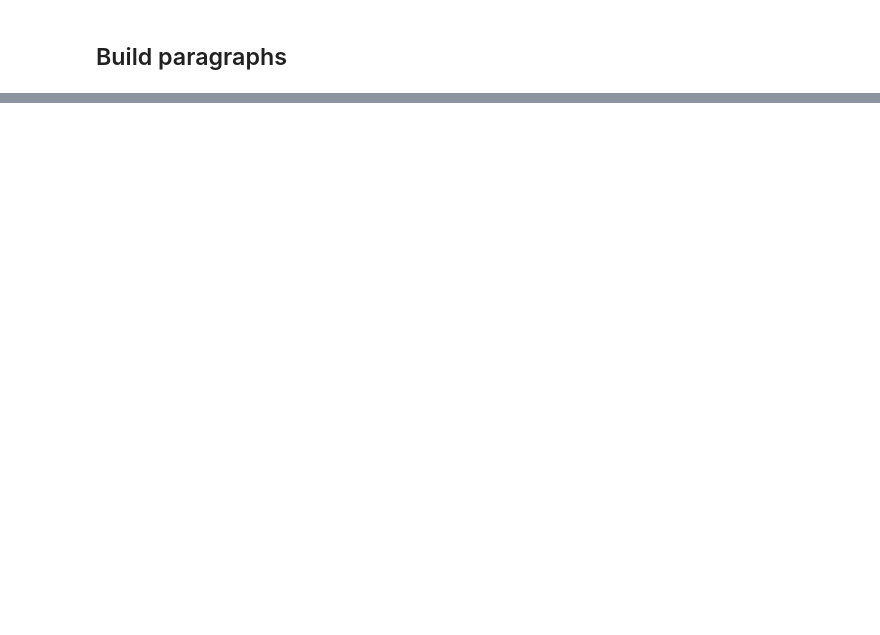
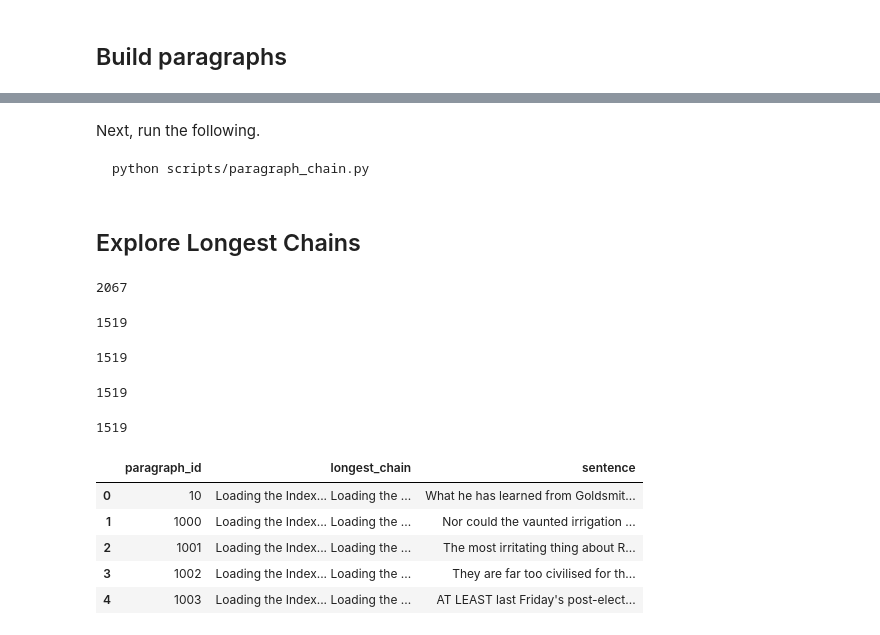
Before and after one commit to Sunflower/CPSC-488A, a Jupyter notebook: Longest Chains.ipynb, the cells around one changed output, grey strips where cells are left out. Cells and saved outputs as stored; diff of their text form; code cells hidden in the pictures; blank space fills up the shorter version.

````diff
--- a/Longest Chains.ipynb
+++ b/Longest Chains.ipynb
@@ -139,0 +83,4 @@ res
+# %%
+paragraph_sentences = sentences[sentences['paragraph_id'] != -1]
+display(len(paragraph_sentences))  # Number of sentences that belong to paragraphs.
+paragraph_sentences.sample(5)
@@ -139,0 +95,4 @@ res
+# %%
+paragraphs = paragraph_sentences.groupby('paragraph_id')['sentence'].agg(list).apply(lambda x: ' '.join(x))
+display(len(paragraphs))
+paragraphs.head()
@@ -139,0 +120,32 @@ res
+# %% [markdown]
+Next, run the following.
+```bash
+python scripts/paragraph_chain.py
+```
+# %% [markdown]
+## Explore Longest Chains
+# %%
+longest_chains = pd.read_csv('data/train/longest_chains.csv')  # Paragraphs with longest chains != ''
+
+longest_chain_in_paragraphs = longest_chains.merge(paragraphs, left_on='paragraph_id', right_index=True)
+
+# We should have a row for each paragraph with a non-empty longest_chain.
+display(len(paragraphs))
+display(sum(longest_chains['paragraph_id'].isin(paragraphs.index)))
+display(len(longest_chain_in_paragraphs['paragraph_id'].drop_duplicates()))
+display(len(longest_chain_in_paragraphs))
+display(len(longest_chains))
+
+longest_chain_in_paragraphs.head()
+# %% [output]
+2067
+1519
+1519
+1519
+1519
+|  | paragraph_id | longest_chain | sentence |
+| 0 | 10 | Loading the Index... Loading the ... | What he has learned from Goldsmit... |
+| 1 | 1000 | Loading the Index... Loading the ... | Nor could the vaunted irrigation ... |
+| 2 | 1001 | Loading the Index... Loading the ... | The most irritating thing about R... |
+| 3 | 1002 | Loading the Index... Loading the ... | They are far too civilised for th... |
+| 4 | 1003 | Loading the Index... Loading the ... | AT LEAST last Friday's post-elect... |
````
Also changed, not shown: parts of 29 cells of this notebook, 4 other files.
